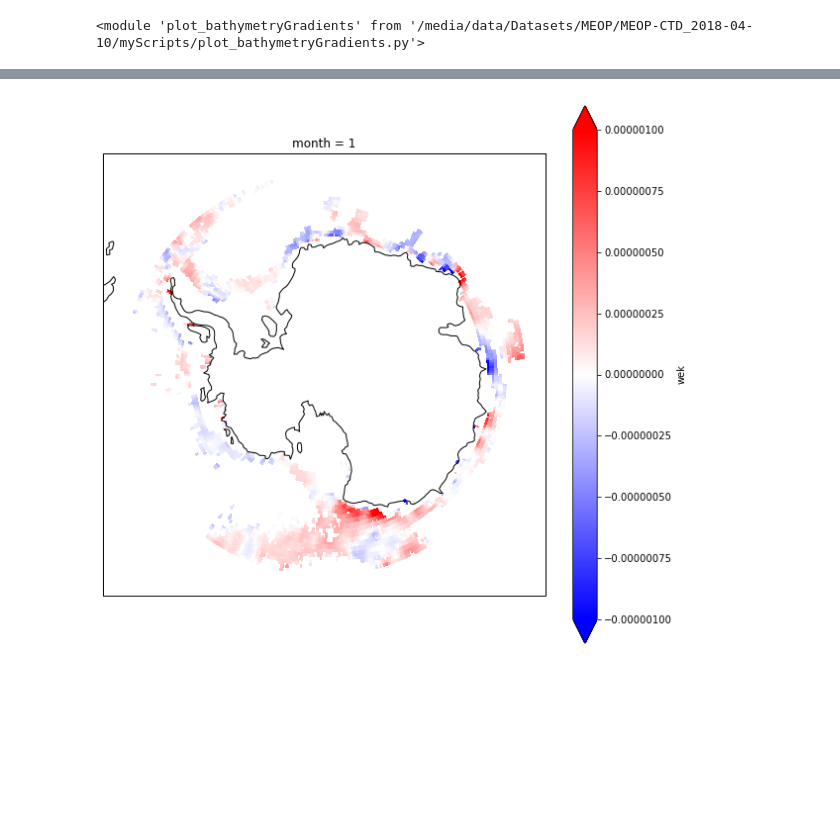
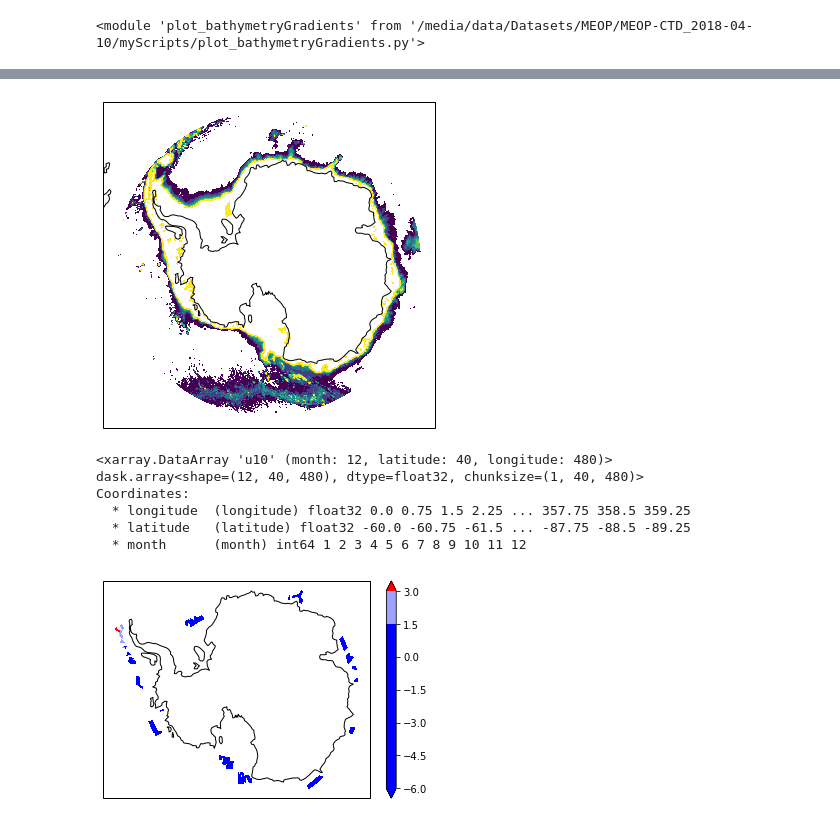
Before and after one commit to adityarn/antarctic_margins_MEOP, a Jupyter notebook: Wind_Analysis_2.ipynb, the cells around one changed output, grey strips where cells are left out. Drawn from its saved outputs; the diff is of its cells as text; code cells hidden in the pictures; blank space fills up the shorter version.

Commit message:
added new analysis files for slope front

```diff
--- a/Wind_Analysis_2.ipynb
+++ b/Wind_Analysis_2.ipynb
@@ -159,0 +124,4 @@ from cartopy.mpl.gridliner import LONGITUDE_FORMATTER, LATITUDE_FORMATTER
+# %%
+bathyS['bathy_gradient'] = (['lat', 'lon'], bathy_gradient)
+# %%
+bathyS['bathy_gradient_mask'] = (['lat', 'lon'], bathy_gradient.mask)
@@ -160,13 +161,43 @@ from cartopy.mpl.gridliner import LONGITUDE_FORMATTER, LATITUDE_FORMATTER
 # %%
 plt.close(1)
-fig = plt.figure(1, figsize=(10,10))
-mapax = plt.subplot(projection = ccrs.Orthographic(central_longitude=0.0, central_latitude=-90.0))
-#CFwek = mapax.contourf(slope_wek.longitude, slope_wek.latitude, slope_wek, vmin=-1e-6, vmax=1e-6, cmap='bwr',
-#               transform=ccrs.PlateCarree(), extend='both')
-slope_wek.sel(month=1).plot(ax=mapax, vmin=-1e-6, vmax=1e-6, cmap='bwr',
-               transform=ccrs.PlateCarree(), extend='both')
+plt.figure(1, figsize=(6,6))
+mapax = plt.subplot(projection = ccrs.Orthographic(central_longitude=0.0, central_latitude=-90.0) )
+
+lons = bathyS.lon
+lats = bathyS.lat
+elev = bathyS.elevation.where(~bathyS.bathy_gradient_mask)
+
+mapax.contourf(lons, lats, elev, vmin=-3000, vmax=-800, extend='both', transform= ccrs.PlateCarree())
 mapax.coastlines()
-#plt.colorbar(CFwek)
+
 plt.show()
 # %% [output]
-[figure, old version]
+[figure, new version]
+# %%
+monthlyMeanZonal
+# %% [output]
+<xarray.DataArray 'u10' (month: 12, latitude: 40, longitude: 480)>
+dask.array<shape=(12, 40, 480), dtype=float32, chunksize=(1, 40, 480)>
+Coordinates:
+  * longitude  (longitude) float32 0.0 0.75 1.5 2.25 ... 357.75 358.5 359.25
+  * latitude   (latitude) float32 -60.0 -60.75 -61.5 ... -87.75 -88.5 -89.25
+  * month      (month) int64 1 2 3 4 5 6 7 8 9 10 11 12
+# %%
+plt.close(1)
+plt.figure(1)
+mapax = plt.subplot(projection = ccrs.Orthographic(central_longitude=0.0, central_latitude=-90.0) )
+
+lons = windsMergedSH.longitude.values
+lats = windsMergedSH.latitude.values
+
+monthlyMeanZonal = windsMergedSH.groupby(windsMergedSH.time.dt.month).mean(dim=['time']).u10.\
+                                                       where(~bathyGradMask & regionSlopeMask).sel(month=3)
+
+CF = mapax.contourf(lons, lats, monthlyMeanZonal, cmap='bwr', vmin=1, vmax=5, extend='both',
+                     transform= ccrs.PlateCarree())
+mapax.coastlines()
+
+plt.colorbar(CF)
+plt.show()
+# %% [output]
+[figure, added]
```
Also changed, not shown: parts of 33 cells of this notebook, 6 other files.
